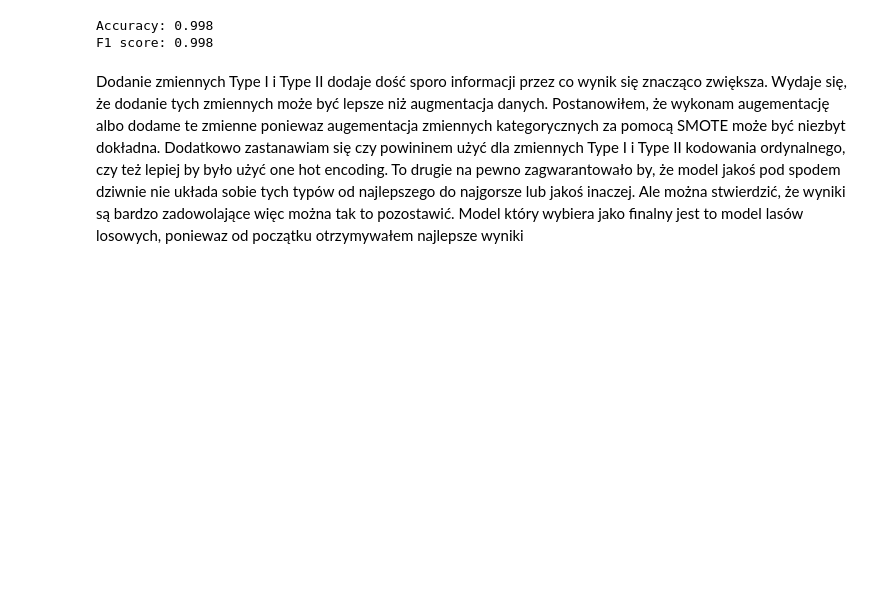
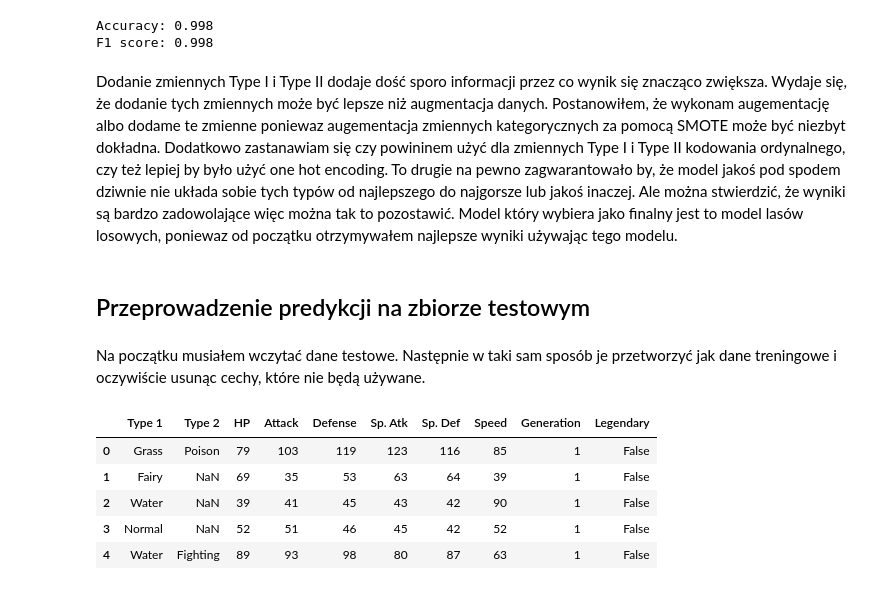
Before and after one commit to KacperUrban/Machine-learning-course, a Jupyter notebook: notebooks/Projekt_nr_3.ipynb, the cells around one changed output. Cells and saved outputs as stored; diff of their text form; code cells hidden in the pictures; blank space fills up the shorter version.

```diff
--- a/notebooks/Projekt_nr_3.ipynb
+++ b/notebooks/Projekt_nr_3.ipynb
@@ -1187,4 +1187,18 @@ print(f"F1 score: {np.round(np.mean(cv_results["test_f1_micro"]),3)}")
 Accuracy: 0.998
 F1 score: 0.998
 # %% [markdown]
-Dodanie zmiennych Type I i Type II dodaje dość sporo informacji przez co wynik się znacząco zwiększa. Wydaje się, że dodanie tych zmiennych może być lepsze niż augmentacja danych. Postanowiłem, że wykonam augementację albo dodame te zmienne poniewaz augementacja zmiennych kategorycznych za pomocą SMOTE może być niezbyt dokładna. Dodatkowo zastanawiam się czy powininem użyć dla zmiennych Type I i Type II kodowania ordynalnego, czy też lepiej by było użyć one hot encoding. To drugie na pewno zagwarantowało by, że model jakoś pod spodem dziwnie nie układa sobie tych typów od najlepszego do najgorsze lub jakoś inaczej. Ale można stwierdzić, że wyniki są bardzo zadowolające więc można tak to pozostawić. Model który wybiera jako finalny jest to model lasów losowych, poniewaz od początku otrzymywałem najlepsze wyniki
+Dodanie zmiennych Type I i Type II dodaje dość sporo informacji przez co wynik się znacząco zwiększa. Wydaje się, że dodanie tych zmiennych może być lepsze niż augmentacja danych. Postanowiłem, że wykonam augementację albo dodame te zmienne poniewaz augementacja zmiennych kategorycznych za pomocą SMOTE może być niezbyt dokładna. Dodatkowo zastanawiam się czy powininem użyć dla zmiennych Type I i Type II kodowania ordynalnego, czy też lepiej by było użyć one hot encoding. To drugie na pewno zagwarantowało by, że model jakoś pod spodem dziwnie nie układa sobie tych typów od najlepszego do najgorsze lub jakoś inaczej. Ale można stwierdzić, że wyniki są bardzo zadowolające więc można tak to pozostawić. Model który wybiera jako finalny jest to model lasów losowych, poniewaz od początku otrzymywałem najlepsze wyniki używając tego modelu.
+# %% [markdown]
+## Przeprowadzenie predykcji na zbiorze testowym
+# %% [markdown]
+Na początku musiałem wczytać dane testowe. Następnie w taki sam sposób je przetworzyć jak dane treningowe i oczywiście usunąc cechy, które nie będą używane.
+# %%
+df_test = pd.read_csv("https://pwozniak.kia.prz.edu.pl/files/uczeniemaszynowe/test_data.csv")
+df_test.head()
+# %% [output]
+|  | Type 1 | Type 2 | HP | Attack | Defense | Sp. Atk | Sp. Def | Speed | Generation | Legendary |
+| 0 | Grass | Poison | 79 | 103 | 119 | 123 | 116 | 85 | 1 | False |
+| 1 | Fairy | NaN | 69 | 35 | 53 | 63 | 64 | 39 | 1 | False |
+| 2 | Water | NaN | 39 | 41 | 45 | 43 | 42 | 90 | 1 | False |
+| 3 | Normal | NaN | 52 | 51 | 46 | 45 | 42 | 52 | 1 | False |
+| 4 | Water | Fighting | 89 | 93 | 98 | 80 | 87 | 63 | 1 | False |
```
Also changed, not shown: parts of 13 cells of this notebook.
